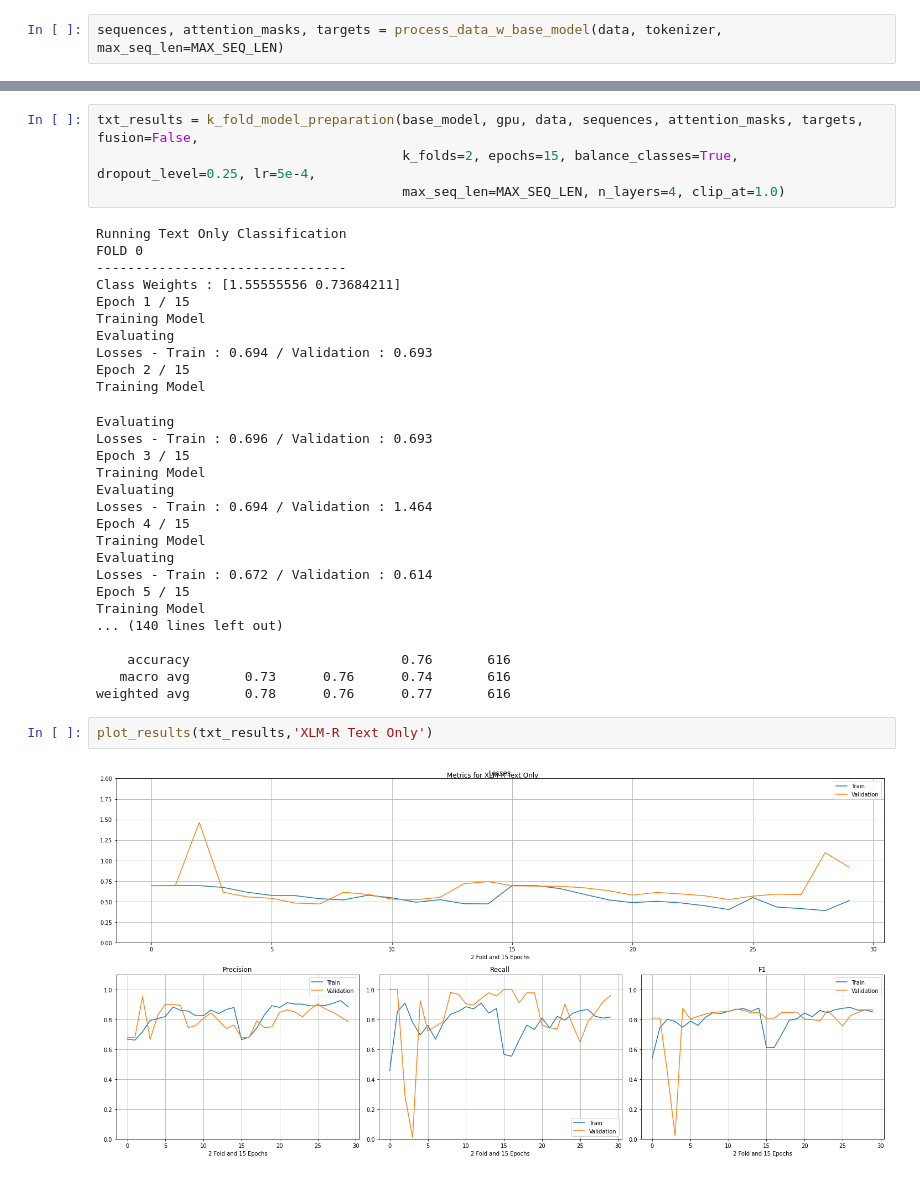
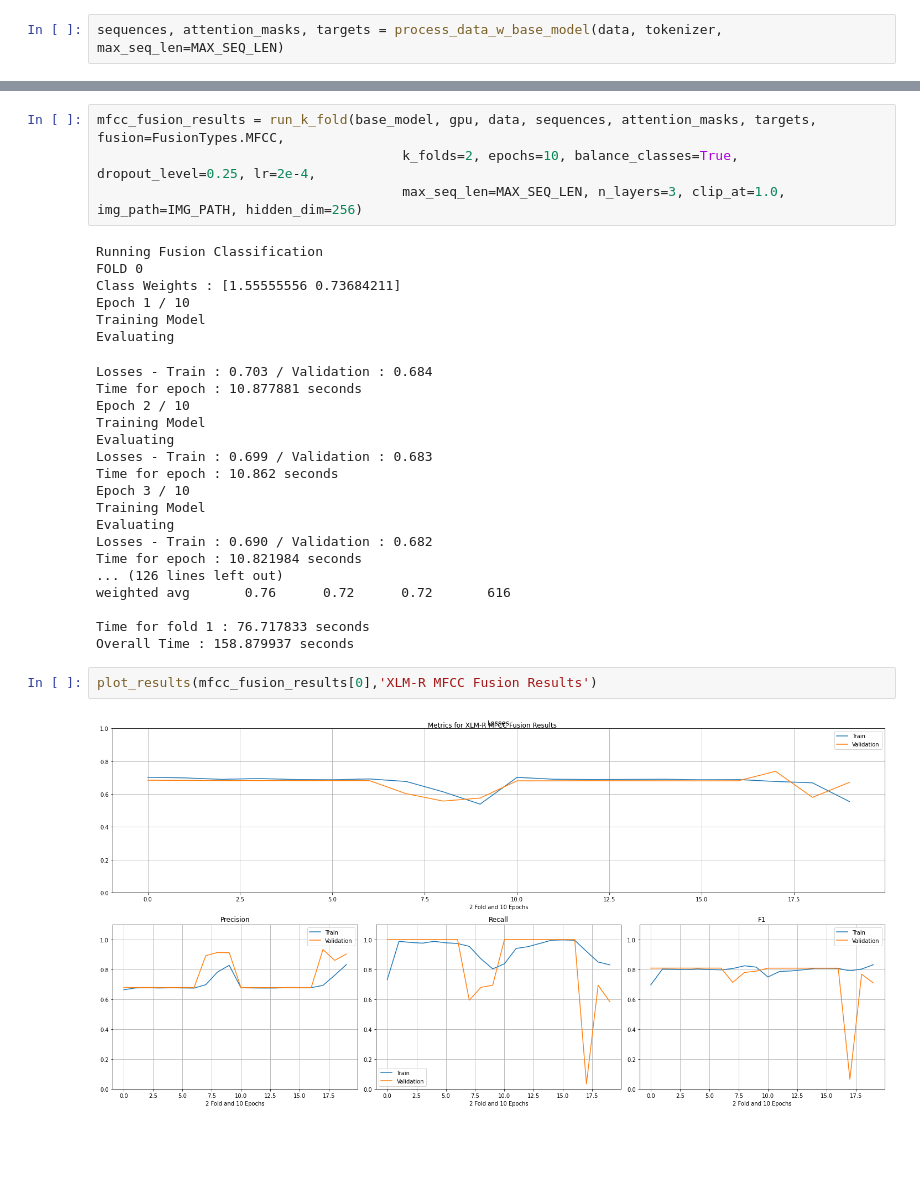
Before and after one commit to pradeep-miriyala/multi-modal-aud-nlp-models, a Jupyter notebook: notebooks/XLMR_Simplified.ipynb, the cells around one changed output, grey strips where cells are left out. Saved outputs shown, nothing was run; the diff lists cells and outputs as text; blank space fills up the shorter version.

```diff
--- a/notebooks/XLMR_Simplified.ipynb
+++ b/notebooks/XLMR_Simplified.ipynb
@@ -32,36 +86,32 @@ sequences, attention_masks, targets = process_data_w_base_model(data, tokenizer,
 # %%
-txt_results = k_fold_model_preparation(base_model, gpu, data, sequences, attention_masks, targets, fusion=False,
-                                       k_folds=2, epochs=15, balance_classes=True, dropout_level=0.25, lr=5e-4,
-                                       max_seq_len=MAX_SEQ_LEN, n_layers=4, clip_at=1.0)
+mfcc_fusion_results = run_k_fold(base_model, gpu, data, sequences, attention_masks, targets, fusion=FusionTypes.MFCC,
+                                       k_folds=2, epochs=10, balance_classes=True, dropout_level=0.25, lr=2e-4,
+                                       max_seq_len=MAX_SEQ_LEN, n_layers=3, clip_at=1.0, img_path=IMG_PATH, hidden_dim=256)
 # %% [output]
-Running Text Only Classification
+Running Fusion Classification
 FOLD 0
---------------------------------
 Class Weights : [1.55555556 0.73684211]
-Epoch 1 / 15
+Epoch 1 / 10
 Training Model
 Evaluating
-Losses - Train : 0.694 / Validation : 0.693
-Epoch 2 / 15
-Training Model
-Evaluating
-Losses - Train : 0.696 / Validation : 0.693
-Epoch 3 / 15
+Losses - Train : 0.703 / Validation : 0.684
+Time for epoch : 10.877881 seconds
+Epoch 2 / 10
 Training Model
 Evaluating
-Losses - Train : 0.694 / Validation : 1.464
-Epoch 4 / 15
+Losses - Train : 0.699 / Validation : 0.683
+Time for epoch : 10.862 seconds
+Epoch 3 / 10
 Training Model
 Evaluating
-Losses - Train : 0.672 / Validation : 0.614
-Epoch 5 / 15
-Training Model
-... (140 lines left out)
+Losses - Train : 0.690 / Validation : 0.682
+Time for epoch : 10.821984 seconds
+... (126 lines left out)
+weighted avg       0.76      0.72      0.72       616
 
-    accuracy                           0.76       616
-   macro avg       0.73      0.76      0.74       616
-weighted avg       0.78      0.76      0.77       616
+Time for fold 1 : 76.717833 seconds
+Overall Time : 158.879937 seconds
-# %%
-plot_results(txt_results,'XLM-R Text Only')
-# %% [output]
-[figure, removed]
+# %%
+plot_results(mfcc_fusion_results[0],'XLM-R MFCC Fusion Results')
+# %% [output]
+[figure, added]
```
Also changed, not shown: parts of 10 cells of this notebook, 1 other file.
